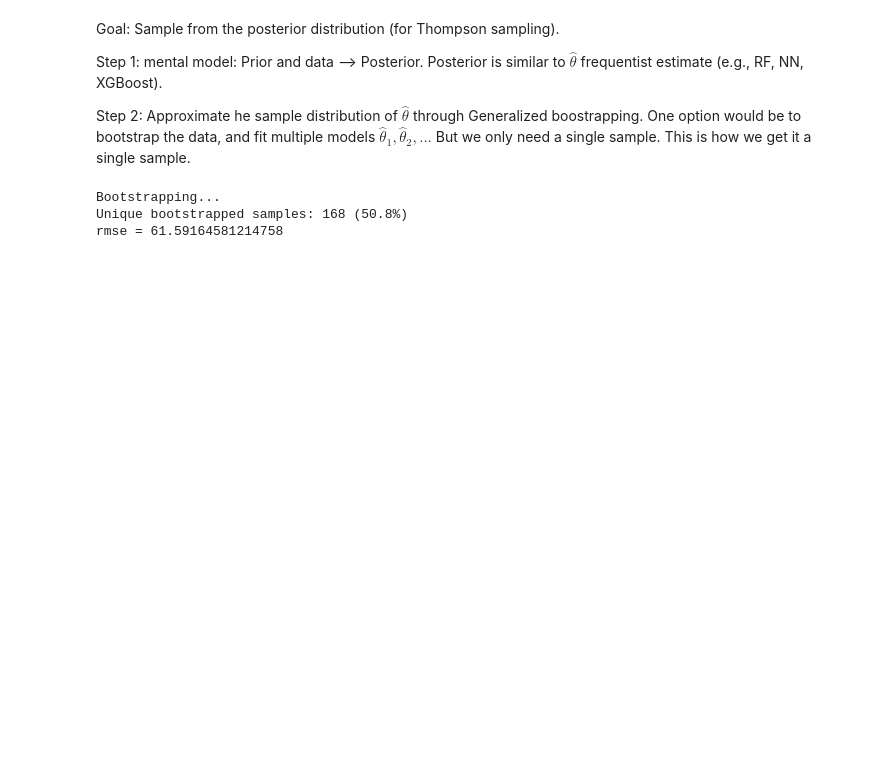
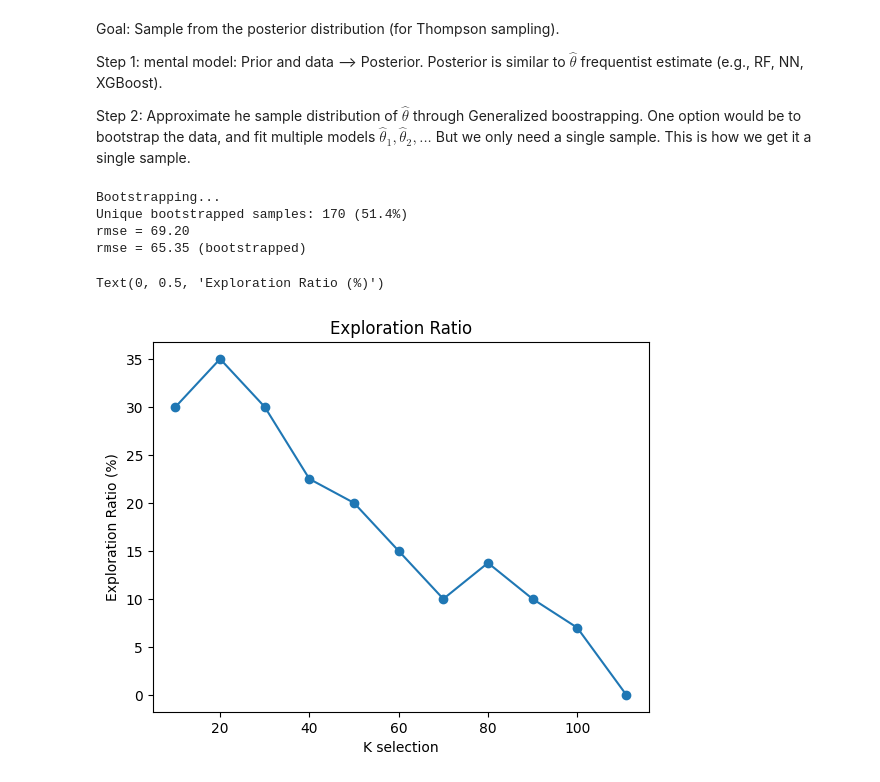
Before and after one commit to josiahdavis/pyutil, a Jupyter notebook: bootstrapping_xgb/notebook.ipynb, the cells around one changed output. Saved outputs shown, nothing was run; the diff lists cells and outputs as text; code cells hidden in the pictures; blank space fills up the shorter version.

Commit message:
include the idea of an exploration ratio

```diff
--- a/bootstrapping_xgb/notebook.ipynb
+++ b/bootstrapping_xgb/notebook.ipynb
@@ -5,44 +5,72 @@ Step 1: mental model: Prior and data --> Posterior. Posterior is similar to $\ha
 
 Step 2: Approximate he sample distribution of $\hat\theta$ through Generalized boostrapping. One option would be to bootstrap the data, and fit multiple models $\hat\theta_1, \hat\theta_2, ...$  But we only need a single sample. This is how we get it a single sample.
 # %%
+from collections import Counter
+from math import sqrt
+
+import matplotlib.pyplot as plt
 import numpy as np
 from sklearn.model_selection import train_test_split
 from sklearn.datasets import load_diabetes
+from sklearn.metrics import mean_squared_error
+import xgboost as xgb
 
 diabetes = load_diabetes()
 X = diabetes.data
 y = diabetes.target
 X_train, X_test, y_train, y_test = train_test_split(X, y)
+n_obs = X_train.shape[0]
 
-bootstrapping = True
+print("Bootstrapping...")
+sample_weight = np.random.exponential(size=n_obs)
+sample_idx = np.random.choice(np.arange(n_obs), size=n_obs, p = sample_weight / sample_weight.sum())
+X_train_boot = X_train[sample_idx,:]
+y_train_boot = y_train[sample_idx]
 
-if bootstrapping:
-
-    print("Bootstrapping...")
-    n_obs = X_train.shape[0]
-    sample_weight = np.random.exponential(size=n_obs)
-    sample_idx = np.random.choice(np.arange(n_obs), size=n_obs, p = sample_weight / sample_weight.sum())
-    X_train = X_train[sample_idx,:]
-    y_train = y_train[sample_idx]
-
-    n_replacement = len(sample_idx) - len(set(sample_idx))
-    print(f"Unique bootstrapped samples: {len(set(sample_idx))} ({len(set(sample_idx))/len(sample_idx):.1%})")
+n_uniq_boot = len(set(sample_idx))
+print(f"Unique bootstrapped samples: {n_uniq_boot} ({n_uniq_boot/n_obs:.1%})")
 
 # Train
-import xgboost as xgb
 dtrain = xgb.DMatrix(X_train, y_train)
 param = {"objective": "reg:squarederror"}
 model = xgb.train(param, dtrain, num_boost_round=10)
 
+# Train Bootstrapped
+dtrain_boot = xgb.DMatrix(X_train_boot, y_train_boot)
+param = {"objective": "reg:squarederror"}
+model_boot = xgb.train(param, dtrain_boot, num_boost_round=10)
+
 # Evaluate
-from math import sqrt
-from sklearn.metrics import mean_squared_error
-
 dtest = xgb.DMatrix(X_test, y_test)
 predictions = model.predict(dtest)
-print(f"rmse = {sqrt(mean_squared_error(y_test, predictions))}")
+print(f"rmse = {sqrt(mean_squared_error(y_test, predictions)):.2f}")
+
+# Evaluate bootstrapped
+predictions_boot = model_boot.predict(dtest)
+print(f"rmse = {sqrt(mean_squared_error(y_test, predictions_boot)):.2f} (bootstrapped)")
 # %% [output]
 Bootstrapping...
-Unique bootstrapped samples: 168 (50.8%)
-rmse = 61.59164581214758
+Unique bootstrapped samples: 170 (51.4%)
+rmse = 69.20
+rmse = 65.35 (bootstrapped)
+# %%
+k_options = [10, 20, 30, 40, 50, 60, 70, 80, 90, 100, 111]
+exploration_ratios = []
+k_selection = 10
+n_candidates = len(predictions)
+
+for k_selection in k_options:
+    selected_items = np.argsort(predictions)[-k_selection:]
+    selected_items_boot = np.argsort(predictions_boot)[-k_selection:]
+    explored_items = set(selected_items) - set(selected_items_boot)
+    exploration_ratio = len(explored_items) / k_selection
+    exploration_ratios.append(exploration_ratio * 100)
+
+plt.plot(k_options, exploration_ratios, marker="o")
+plt.title("Exploration Ratio")
+plt.xlabel("K selection")
+plt.ylabel("Exploration Ratio (%)")
+# %% [output]
+Text(0, 0.5, 'Exploration Ratio (%)')
+[figure, added]
 # %%
```
Also changed, not shown: parts of 2 cells of this notebook.
